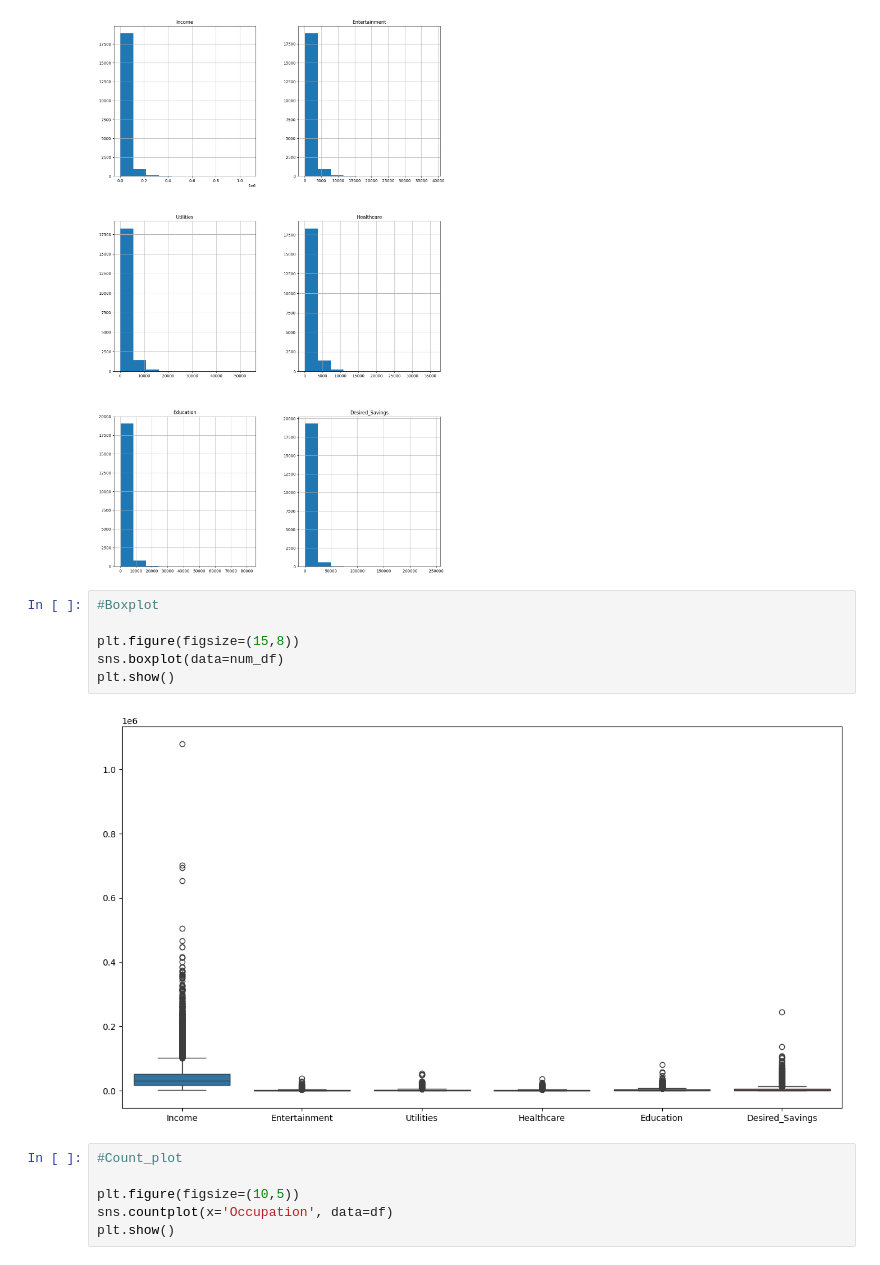
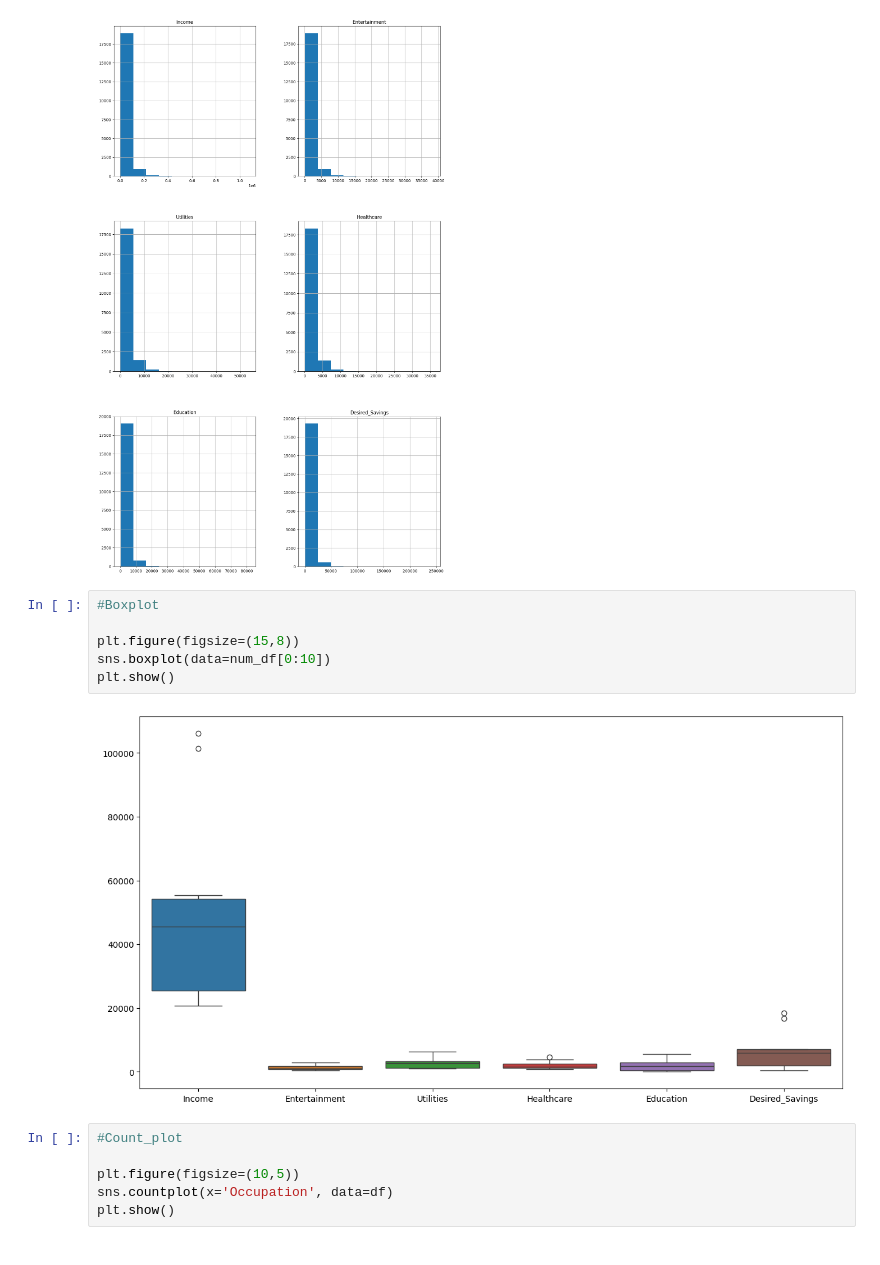
Before and after one commit to SethupathyRajan/data-science, a Jupyter notebook: Ex2DataPreprocessingAndVisualization.ipynb, the cells around one changed output. Drawn from its saved outputs; the diff is of its cells as text.

```diff
--- a/Ex2DataPreprocessingAndVisualization.ipynb
+++ b/Ex2DataPreprocessingAndVisualization.ipynb
@@ -181,11 +178,11 @@ plt.show()
 # %%
 #Boxplot
 
 plt.figure(figsize=(15,8))
-sns.boxplot(data=num_df)
+sns.boxplot(data=num_df[0:10])
 plt.show()
 # %% [output]
-[figure, old version]
+[figure, new version]
 # %%
 #Count_plot
 
```
Also changed, not shown: parts of 3 cells of this notebook, 2 other files.
